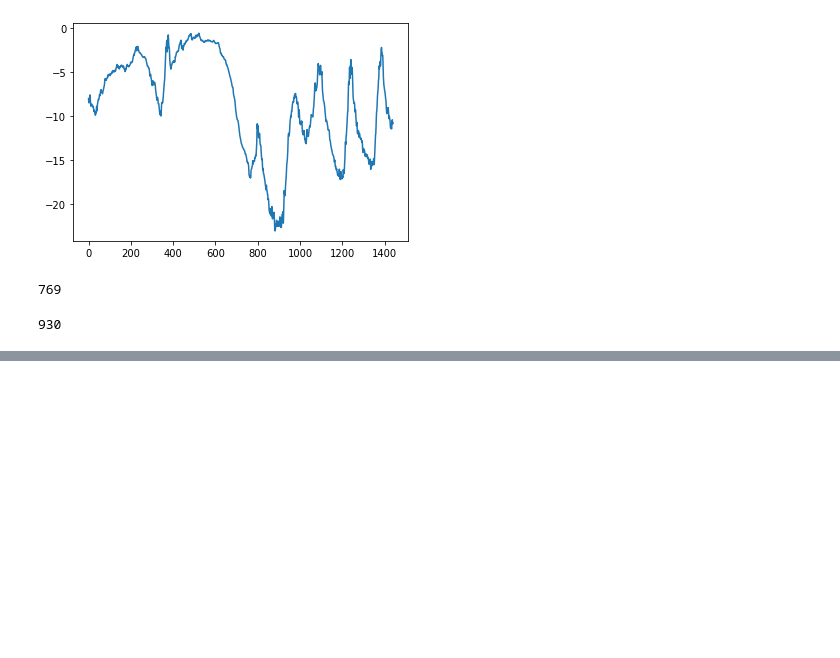
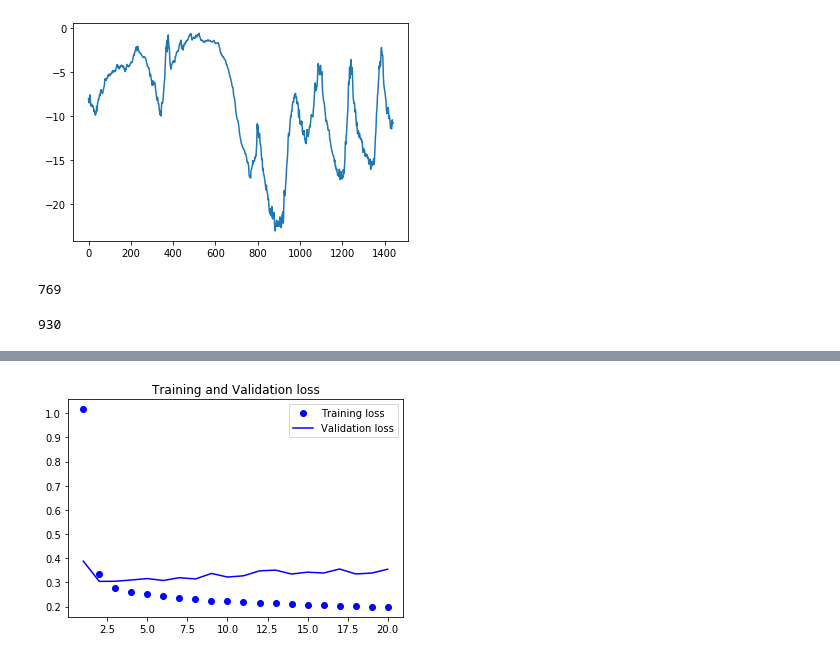
Before and after one commit to DonghuiJin/deep-learning-in-Python, a Jupyter notebook: Deep learning for text and sequences/6_3_advanced_used_rnn.ipynb, the cells around one changed output, grey strips where cells are left out. Saved outputs shown, nothing was run; the diff lists cells and outputs as text; code cells hidden in the pictures; blank space fills up the shorter version.

```diff
--- a/Deep learning for text and sequences/6_3_advanced_used_rnn.ipynb
+++ b/Deep learning for text and sequences/6_3_advanced_used_rnn.ipynb
@@ -227,0 +232,14 @@ evaluate_naive_method()
+# %%
+'''
+6-37训练并评估一个密集连接模型
+'''
+from keras.models import Sequential
+from keras import layers
+from keras.optimizers import RMSprop
+
+model = Sequential()
+model.add(layers.Flatten(input_shape=(lookback // step, float_data.shape[-1])))
+model.add(layers.Dense(32, activation='relu'))
+model.add(layers.Dense(1))
+model.compile(optimizer=RMSprop(), loss='mae')
+history = model.fit_generator(train_gen, steps_per_epoch=500, epochs=20, validation_data=val_gen, validation_steps=val_steps)
@@ -227,0 +264,19 @@ evaluate_naive_method()
+# %%
+'''
+6-38绘制结果
+'''
+loss = history.history['loss']
+val_loss = history.history['val_loss']
+
+epochs = range(1, len(loss) + 1)
+
+plt.figure()
+
+plt.plot(epochs, loss, 'bo', label='Training loss')
+plt.plot(epochs, val_loss, 'b', label='Validation loss')
+plt.title('Training and Validation loss')
+plt.legend()
+
+plt.show()
+# %% [output]
+[figure, added]
```
Also changed, not shown: parts of 16 cells of this notebook, 4 other files.
